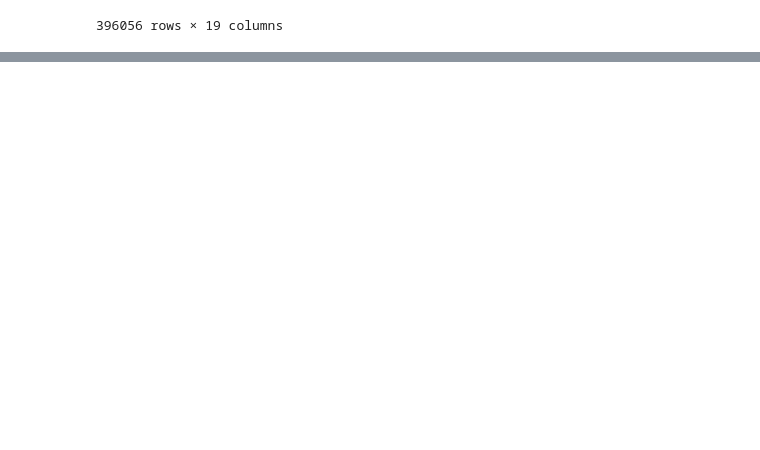
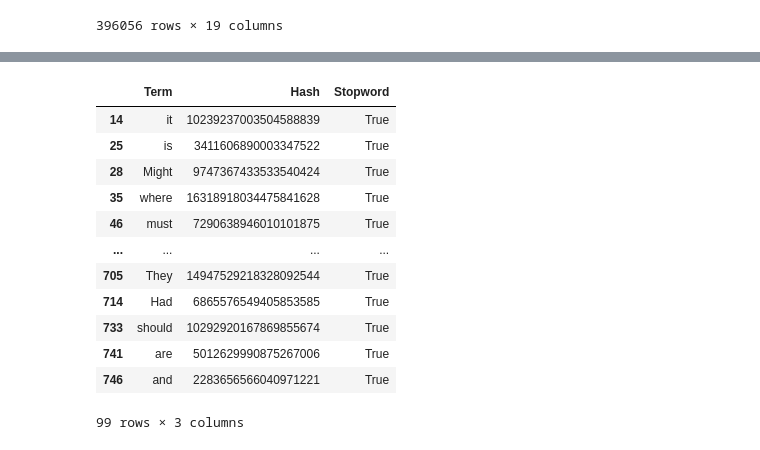
Before and after one commit to hl0d0w1g/CORD-19-NLP, a Jupyter notebook: CORD19_NLP.ipynb, the cells around one changed output, grey strips where cells are left out. Cells and saved outputs as stored; diff of their text form; code cells hidden in the pictures; blank space fills up the shorter version.

```diff
--- a/CORD19_NLP.ipynb
+++ b/CORD19_NLP.ipynb
@@ -99 +216,17 @@ metadata_df
+# %%
+results_df.loc[results_df['Stopword']]
+# %% [output]
+|  | Term | Hash | Stopword |
+| 14 | it | 10239237003504588839 | True |
+| 25 | is | 3411606890003347522 | True |
+| 28 | Might | 9747367433533540424 | True |
+| 35 | where | 16318918034475841628 | True |
+| 46 | must | 7290638946010101875 | True |
+| ... | ... | ... | ... |
+| 705 | They | 14947529218328092544 | True |
+| 714 | Had | 6865576549405853585 | True |
+| 733 | should | 10292920167869855674 | True |
+| 741 | are | 5012629990875267006 | True |
+| 746 | and | 2283656566040971221 | True |
+99 rows × 3 columns
 # %%
```
Also changed, not shown: parts of 28 cells of this notebook.
